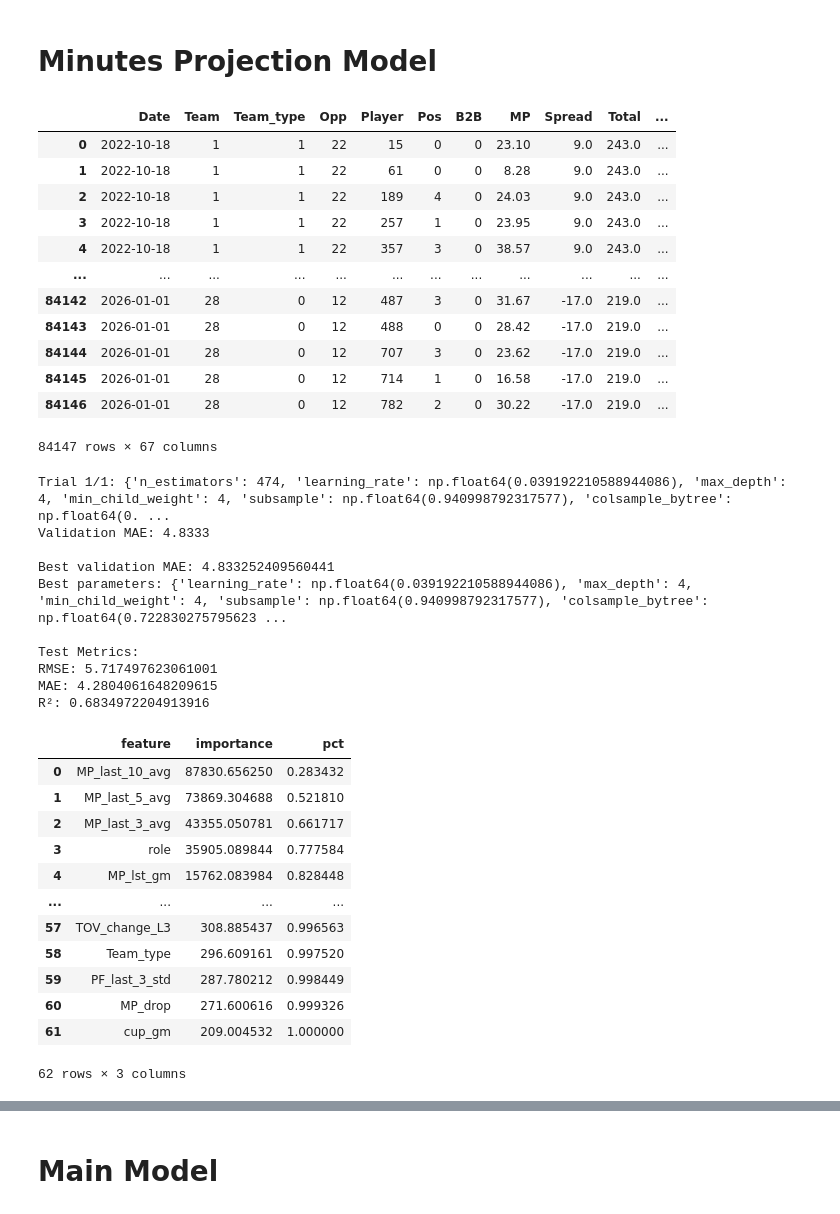
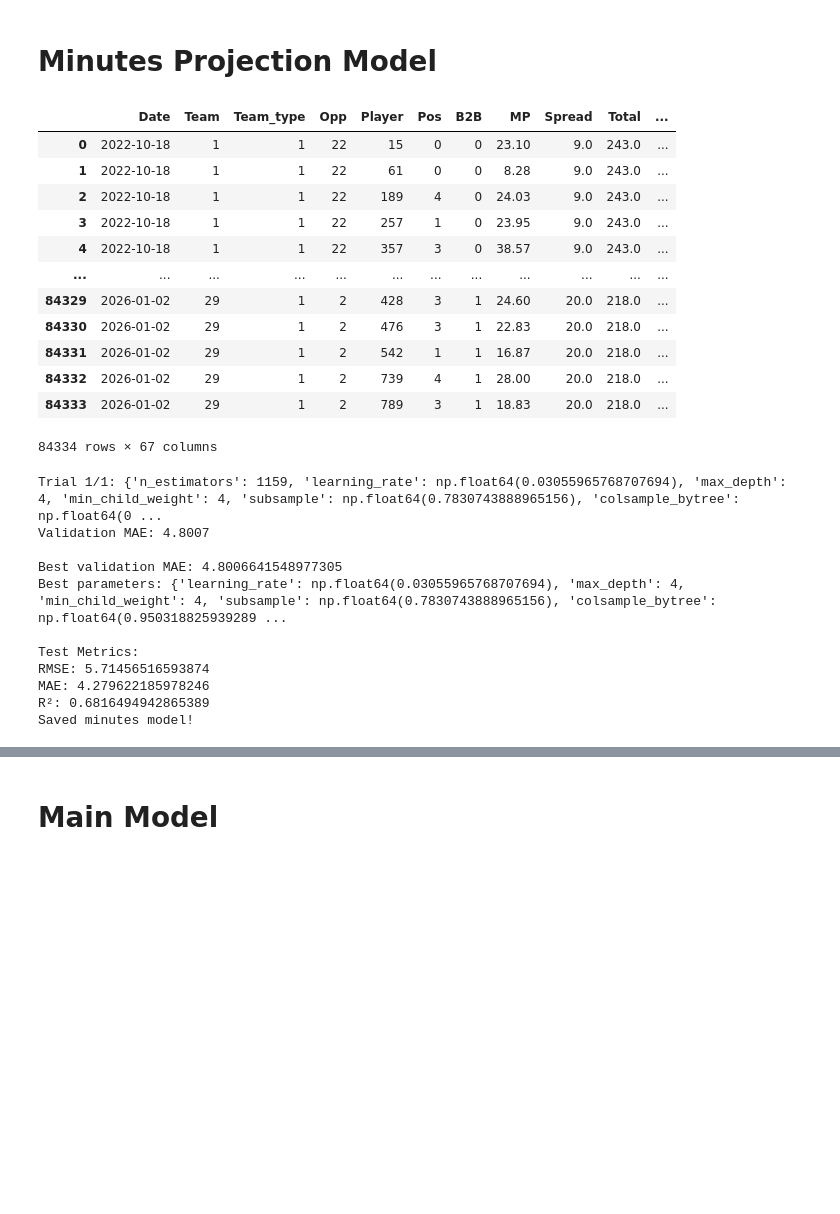
Before and after one commit to Relenes510/fantasy_basketball, a Jupyter notebook: notebooks/create_ML_Regression_model.ipynb, the cells around one changed output, grey strips where cells are left out. Cells and saved outputs as stored; diff of their text form; code cells hidden in the pictures; blank space fills up the shorter version.

```diff
--- a/notebooks/create_ML_Regression_model.ipynb
+++ b/notebooks/create_ML_Regression_model.ipynb
@@ -419,53 +416,44 @@ def setup_df_mins(con, df):
 # %%
 df_mins = df.copy()
 df_mins = setup_df_mins(con, df_mins)
 display(df_mins)
 
 n = len(df_mins)
 train_end = int(0.8 * n)
 val_end   = int(0.9 * n)
 mins_train_df = df_mins.iloc[:train_end]
 mins_val_df   = df_mins.iloc[train_end:val_end]
 mins_test_df  = df_mins.iloc[val_end:]
 mins_DFS = (mins_train_df, mins_val_df, mins_test_df)
 
 # mins_model = create_baseline_model(df_mins, "MP", mins_DFS)
 mins_model, mins_preds, y_test_mins, analyze_df_mins = hyperparam_tuning(mins_DFS, "MP", n_iter=1)
-feature_importance(mins_model)
+# feature_importance(mins_model)
+
+# mins_model.save_model("../ML_models/mins_model.json")
+# print('Saved minutes model!')
 # %% [output]
 |  | Date | Team | Team_type | Opp | Player | Pos | B2B | MP | Spread | Total | ... |
 | 0 | 2022-10-18 | 1 | 1 | 22 | 15 | 0 | 0 | 23.10 | 9.0 | 243.0 | ... |
 | 1 | 2022-10-18 | 1 | 1 | 22 | 61 | 0 | 0 | 8.28 | 9.0 | 243.0 | ... |
 | 2 | 2022-10-18 | 1 | 1 | 22 | 189 | 4 | 0 | 24.03 | 9.0 | 243.0 | ... |
 | 3 | 2022-10-18 | 1 | 1 | 22 | 257 | 1 | 0 | 23.95 | 9.0 | 243.0 | ... |
 | 4 | 2022-10-18 | 1 | 1 | 22 | 357 | 3 | 0 | 38.57 | 9.0 | 243.0 | ... |
 | ... | ... | ... | ... | ... | ... | ... | ... | ... | ... | ... | ... |
-| 84142 | 2026-01-01 | 28 | 0 | 12 | 487 | 3 | 0 | 31.67 | -17.0 | 219.0 | ... |
-| 84143 | 2026-01-01 | 28 | 0 | 12 | 488 | 0 | 0 | 28.42 | -17.0 | 219.0 | ... |
-| 84144 | 2026-01-01 | 28 | 0 | 12 | 707 | 3 | 0 | 23.62 | -17.0 | 219.0 | ... |
-| 84145 | 2026-01-01 | 28 | 0 | 12 | 714 | 1 | 0 | 16.58 | -17.0 | 219.0 | ... |
-| 84146 | 2026-01-01 | 28 | 0 | 12 | 782 | 2 | 0 | 30.22 | -17.0 | 219.0 | ... |
+| 84329 | 2026-01-02 | 29 | 1 | 2 | 428 | 3 | 1 | 24.60 | 20.0 | 218.0 | ... |
+| 84330 | 2026-01-02 | 29 | 1 | 2 | 476 | 3 | 1 | 22.83 | 20.0 | 218.0 | ... |
+| 84331 | 2026-01-02 | 29 | 1 | 2 | 542 | 1 | 1 | 16.87 | 20.0 | 218.0 | ... |
+| 84332 | 2026-01-02 | 29 | 1 | 2 | 739 | 4 | 1 | 28.00 | 20.0 | 218.0 | ... |
+| 84333 | 2026-01-02 | 29 | 1 | 2 | 789 | 3 | 1 | 18.83 | 20.0 | 218.0 | ... |
-84147 rows × 67 columns
+84334 rows × 67 columns
-Trial 1/1: {'n_estimators': 474, 'learning_rate': np.float64(0.039192210588944086), 'max_depth': 4, 'min_child_weight': 4, 'subsample': np.float64(0.940998792317577), 'colsample_bytree': np.float64(0. ...
-Validation MAE: 4.8333
+Trial 1/1: {'n_estimators': 1159, 'learning_rate': np.float64(0.03055965768707694), 'max_depth': 4, 'min_child_weight': 4, 'subsample': np.float64(0.7830743888965156), 'colsample_bytree': np.float64(0 ...
+Validation MAE: 4.8007
 
-Best validation MAE: 4.833252409560441
-Best parameters: {'learning_rate': np.float64(0.039192210588944086), 'max_depth': 4, 'min_child_weight': 4, 'subsample': np.float64(0.940998792317577), 'colsample_bytree': np.float64(0.722830275795623 ...
+Best validation MAE: 4.8006641548977305
+Best parameters: {'learning_rate': np.float64(0.03055965768707694), 'max_depth': 4, 'min_child_weight': 4, 'subsample': np.float64(0.7830743888965156), 'colsample_bytree': np.float64(0.950318825939289 ...
 
 Test Metrics:
-RMSE: 5.717497623061001
-MAE: 4.2804061648209615
-R²: 0.6834972204913916
+RMSE: 5.71456516593874
+MAE: 4.279622185978246
+R²: 0.6816494942865389
+Saved minutes model!
-|  | feature | importance | pct |
-| 0 | MP_last_10_avg | 87830.656250 | 0.283432 |
-| 1 | MP_last_5_avg | 73869.304688 | 0.521810 |
-| 2 | MP_last_3_avg | 43355.050781 | 0.661717 |
-| 3 | role | 35905.089844 | 0.777584 |
-| 4 | MP_lst_gm | 15762.083984 | 0.828448 |
-| ... | ... | ... | ... |
-| 57 | TOV_change_L3 | 308.885437 | 0.996563 |
-| 58 | Team_type | 296.609161 | 0.997520 |
-| 59 | PF_last_3_std | 287.780212 | 0.998449 |
-| 60 | MP_drop | 271.600616 | 0.999326 |
-| 61 | cup_gm | 209.004532 | 1.000000 |
-62 rows × 3 columns
```
Also changed, not shown: parts of 10 cells of this notebook, 6 other files.
